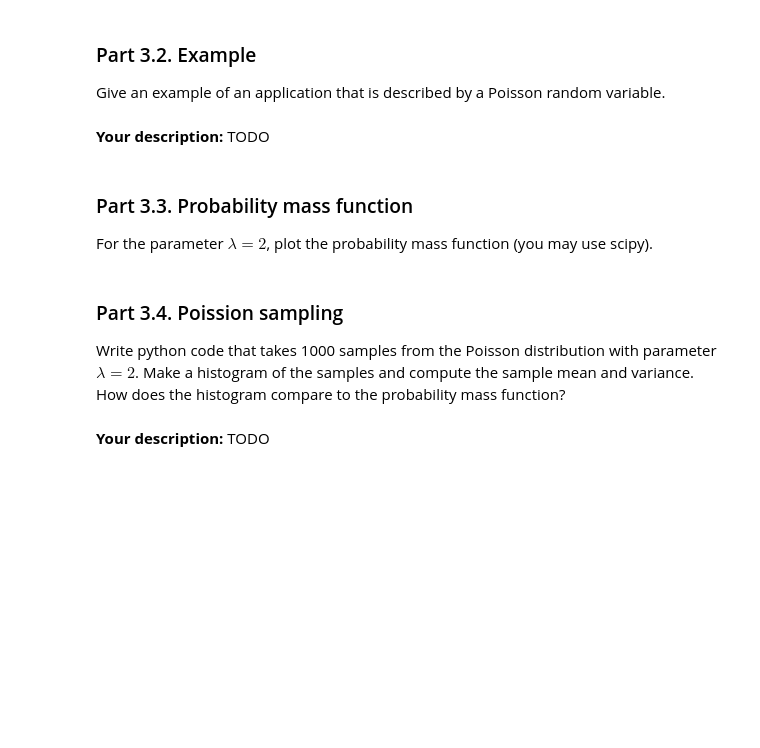
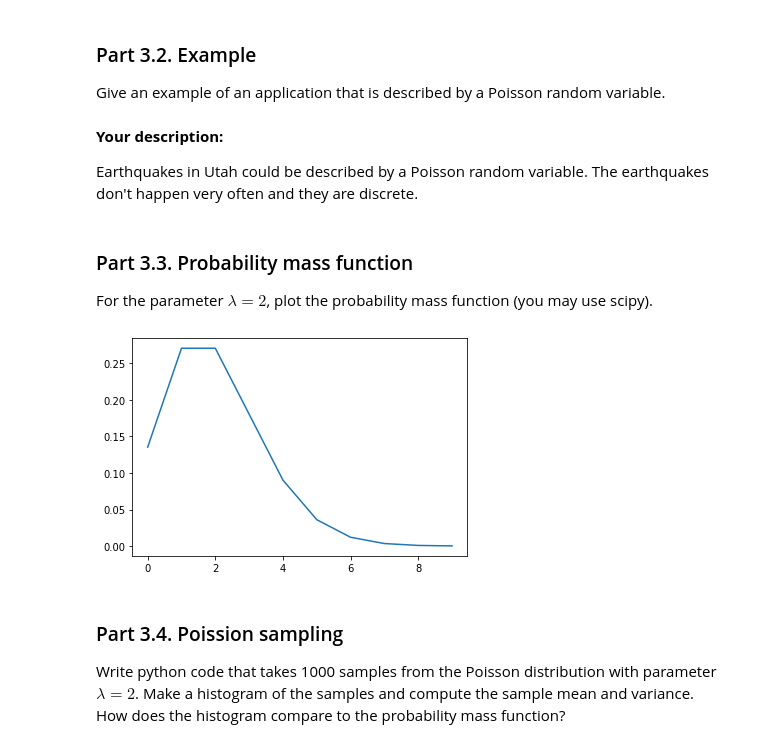
Before and after one commit to amartinson193/2021-datascience-homework, a Jupyter notebook: HW2/HW2.ipynb, the cells around one changed output. Drawn from its saved outputs; the diff is of its cells as text; code cells hidden in the pictures; blank space fills up the shorter version.

```diff
--- a/HW2/HW2.ipynb
+++ b/HW2/HW2.ipynb
@@ -270,8 +424,10 @@ Describe what a Poisson random variable is. What is the parameter, $\lambda$? Wh
 ### Part 3.2. Example
 
 Give an example of an application that is described by a Poisson random variable.
-# %% [markdown]
-**Your description:** TODO
+# %% [markdown]
+**Your description:**
+
+Earthquakes in Utah could be described by a Poisson random variable. The earthquakes don't happen very often and they are discrete.
 # %% [markdown]
 ### Part 3.3. Probability mass function
 
@@ -281,3 +435,11 @@ For the parameter $\lambda = 2$, plot the probability mass function (you may use
+# %%
+from scipy.stats import poisson
+
+x = np.arange(0,10)
+plt.plot(x, poisson.pmf(x,2))
+plt.show()
+# %% [output]
+[figure, added]
 # %% [markdown]
 ### Part 3.4. Poission sampling
 
@@ -287,2 +446,0 @@ Write python code that takes 1000 samples from the Poisson distribution with par
-# %% [markdown]
-**Your description:** TODO
```
Also changed, not shown: parts of 31 cells of this notebook, 1 other file.
